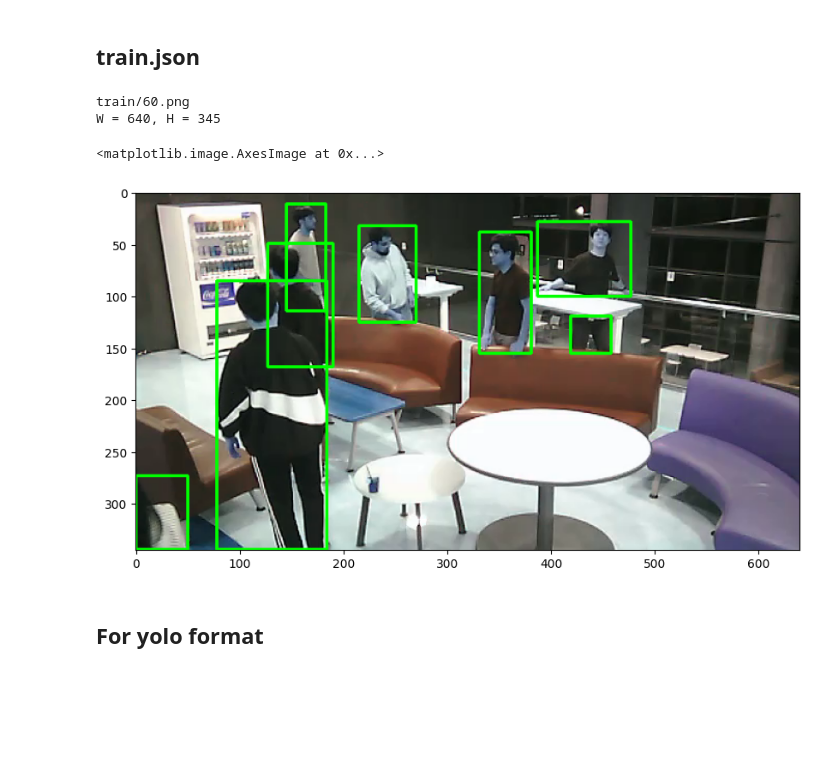
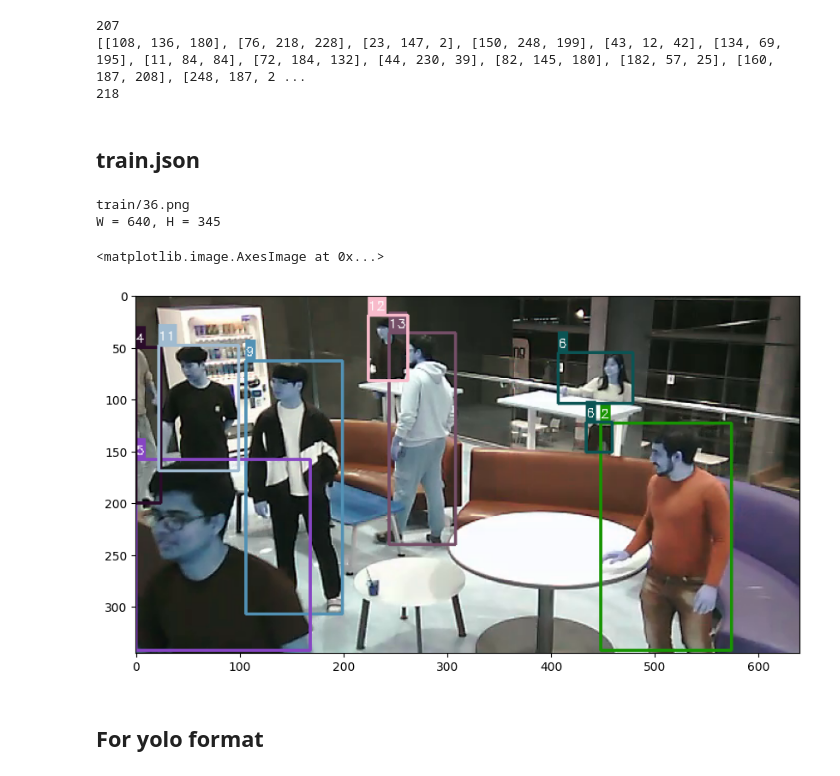
Before and after one commit to yunguks/24CV, a Jupyter notebook: final/check_data.ipynb, the cells around one changed output. Cells and saved outputs as stored; diff of their text form; code cells hidden in the pictures; blank space fills up the shorter version.

```diff
--- a/final/check_data.ipynb
+++ b/final/check_data.ipynb
@@ -2,6 +2,16 @@
 import cv2
 import matplotlib.pyplot as plt
 import os
+# %%
+import random
+print(random.choice(range(255)))
+color = [[random.choice(range(255))for _ in range(3)] for _ in range(15)]
+print(color)
+print(color[1][1])
+# %% [output]
+207
+[[108, 136, 180], [76, 218, 228], [23, 147, 2], [150, 248, 199], [43, 12, 42], [134, 69, 195], [11, 84, 84], [72, 184, 132], [44, 230, 39], [82, 145, 180], [182, 57, 25], [160, 187, 208], [248, 187, 2 ...
+218
 # %% [markdown]
 ## train.json
 # %%
@@ -11,40 +21,47 @@ with open("datasets/train.json", "r") as st_json:
     data = json.load(st_json)
 # %%
 imgs = data['images']
-number = 60
+number = 155
 file_name = imgs[number]['file_name']
 print(file_name)
 file_name = f'./datasets/{file_name}'
 
 image = cv2.imread(file_name)
 H, W , _ = image.shape
 print(f"W = {W}, H = {H}")
 
 anno = data['annotations']
 anno_0 = []
 for a in anno:
     if a['image_id']==number:
         anno_0.append(a)
 
 
 for a in anno_0:
+    id = a['category_id']
     bbox = a['bbox']
     x, y, w, h = bbox
 
     x_end = x+w
     y_end = y+h
 
     # bounding box 그리기
-    cv2.rectangle(image, (x, y), (x_end, y_end), (0, 255, 0), 2)  # (0, 255, 0)은 색상, 2는 선의 두께
+    cv2.rectangle(image, (x, y), (x_end, y_end), color[id], 2)
+
+    (w, h), _ = cv2.getTextSize(f"{id}", cv2.FONT_HERSHEY_SIMPLEX, 0.4, 1)
+
+    # Prints the text.
+    cv2.rectangle(image, (x, y - 20), (x + w, y), color[id], -1)
+    cv2.putText(image, f"{id}", (x, y - 5), cv2.FONT_HERSHEY_SIMPLEX, 0.4, (255,255,255), 1)
 
 # 이미지 보여주기
 plt.figure(figsize=(10,10))
 plt.imshow(image)
 # %% [output]
-train/60.png
+train/36.png
 W = 640, H = 345
 <matplotlib.image.AxesImage at 0x...>
-[figure, old version]
+[figure, new version]
 # %% [markdown]
 ## For yolo format
 # %%
```
Also changed, not shown: parts of 2 cells of this notebook, 11 other files.
